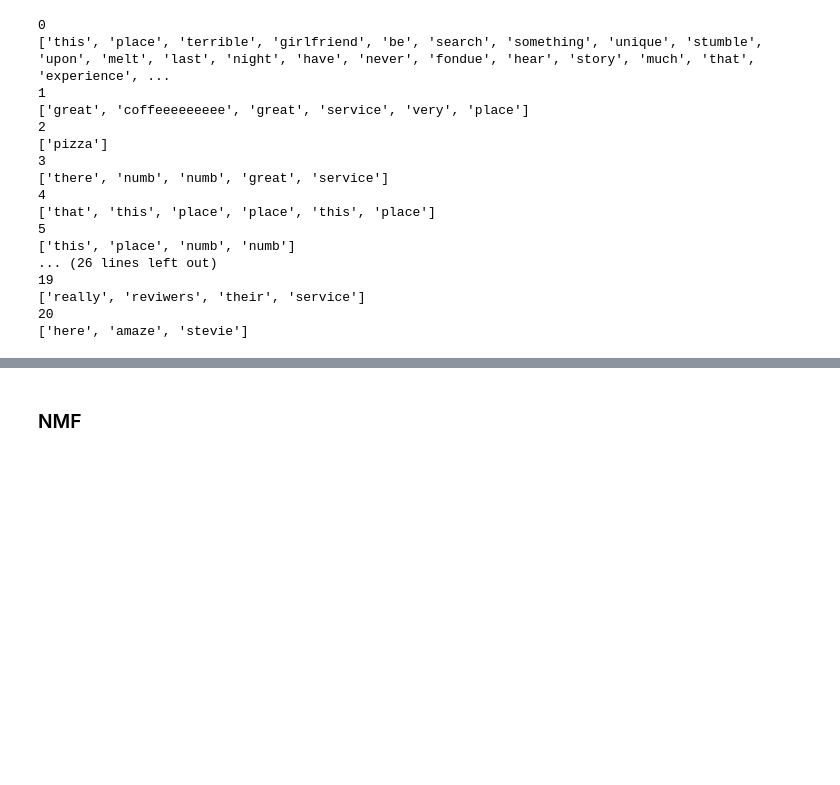
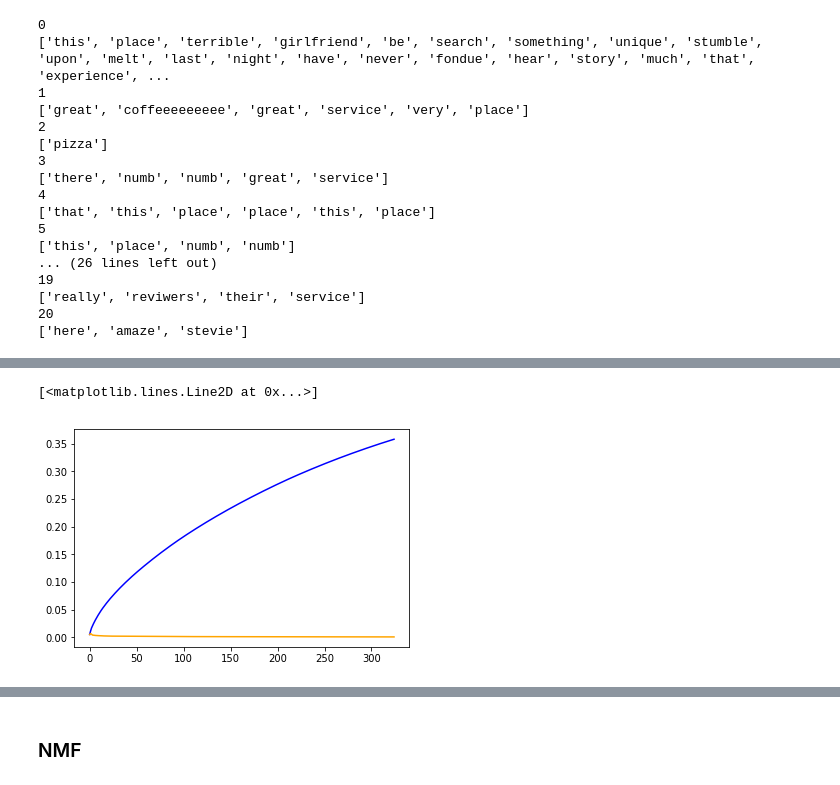
Before and after one commit to gd32/yelp_topic_modeling, a Jupyter notebook: notebooks/03_Vectorization_and_Topic_Analysis.ipynb, the cells around one changed output, grey strips where cells are left out. Drawn from its saved outputs; the diff is of its cells as text; code cells hidden in the pictures; blank space fills up the shorter version.

```diff
--- a/notebooks/03_Vectorization_and_Topic_Analysis.ipynb
+++ b/notebooks/03_Vectorization_and_Topic_Analysis.ipynb
@@ -32,4 +30,5 @@ def identity(doc):
     return doc
 # %%
 vectorizer = TfidfVectorizer(analyzer='word', tokenizer=identity, preprocessor=identity, token_pattern=None,
-                             strip_accents='ascii', min_df=5, max_df=0.95, max_features=10000)
+                             strip_accents='ascii', min_df=5, max_df=0.95, max_features=10000, use_idf=True,
+                             sublinear_tf=True)
@@ -47,7 +41,7 @@ doc_term_matrix_lda = lda_vec.fit_transform((doc for doc in rests))
 # %% [markdown]
 ### Businesses
 # %%
-doc_term_matrix = vectorizer.fit_transform(doc for doc in bus)
+doc_term_matrix = vectorizer.fit_transform((doc for doc in bus))
 # %% [markdown]
 ## Create topic models and print out topics
 
@@ -81,6 +65,6 @@ lda.termite_plot(doc_term_matrix, vectorizer.get_feature_names(), topics=[num fo
 # %%
 %%time
-lsa_model = textacy.TopicModel('lsa', n_topics=100, n_jobs=-1)
+lsa_model = textacy.TopicModel('lsa', n_topics=200, n_jobs=-1)
 lsa_model.fit(doc_term_matrix)
 
 lsa_doc_topic_matrix = lsa_model.transform(doc_term_matrix)
@@ -146,0 +131,4 @@ np.save('../data/lsa_matrix.npy', lsa_doc_topic_matrix)
+# %%
+%%time
+lsa_model_bs = TruncatedSVD(n_components=325, random_state=1)
+lsa_model_bs.fit(doc_term_matrix)
@@ -146,0 +138,6 @@ np.save('../data/lsa_matrix.npy', lsa_doc_topic_matrix)
+# %%
+plt.plot(range(325), np.cumsum(lsa_model_bs.explained_variance_ratio_), color='blue', label='Cumulative % variance')
+plt.plot(range(325), lsa_model_bs.explained_variance_ratio_, color='orange', label='% variance explained')
+# %% [output]
+[<matplotlib.lines.Line2D at 0x...>]
+[figure, added]
```
Also changed, not shown: parts of 25 cells of this notebook, 5 other files.
